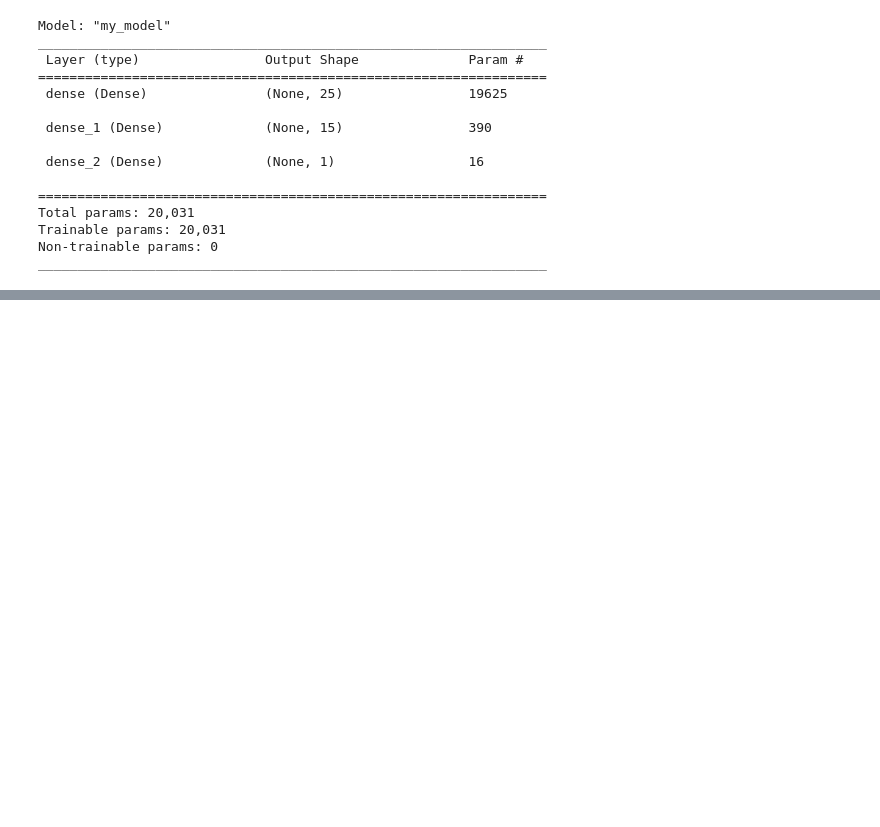
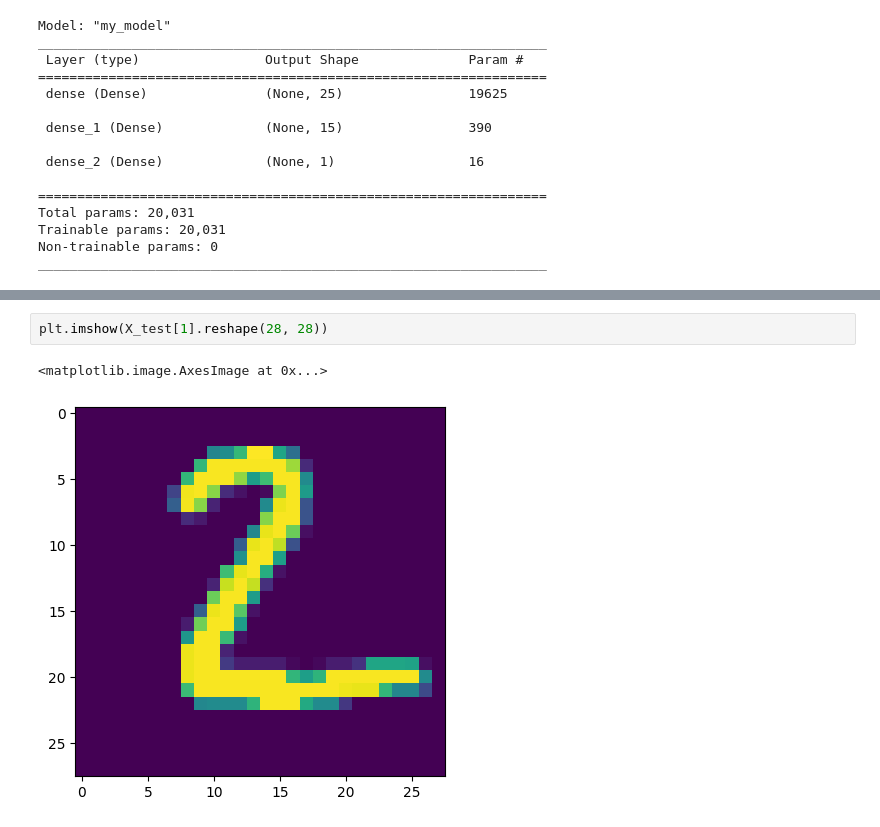
Before and after one commit to syedmeesamali/CourseraPlus, a Jupyter notebook: 2_TOOLS/2_TensorFlow/7_Neural_Network/digit_recognition_tf.ipynb, the cells around one changed output, grey strips where cells are left out. Saved outputs shown, nothing was run; the diff lists cells and outputs as text; blank space fills up the shorter version.

```diff
--- a/2_TOOLS/2_TensorFlow/7_Neural_Network/digit_recognition_tf.ipynb
+++ b/2_TOOLS/2_TensorFlow/7_Neural_Network/digit_recognition_tf.ipynb
@@ -91,0 +165,5 @@ _________________________________________________________________
+# %%
+plt.imshow(X_test[1].reshape(28, 28))
+# %% [output]
+<matplotlib.image.AxesImage at 0x...>
+[figure, added]
```
Also changed, not shown: parts of 8 cells of this notebook.
